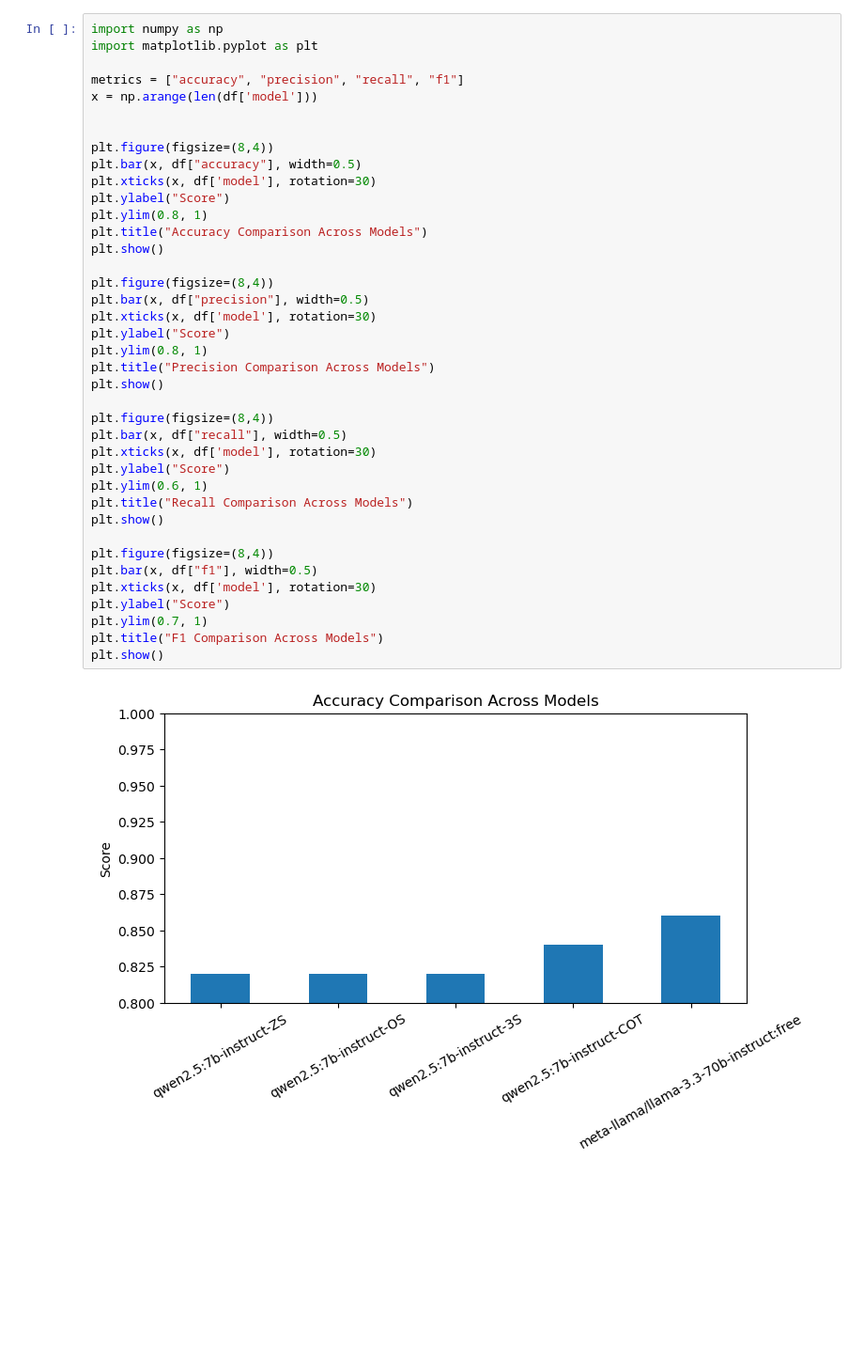
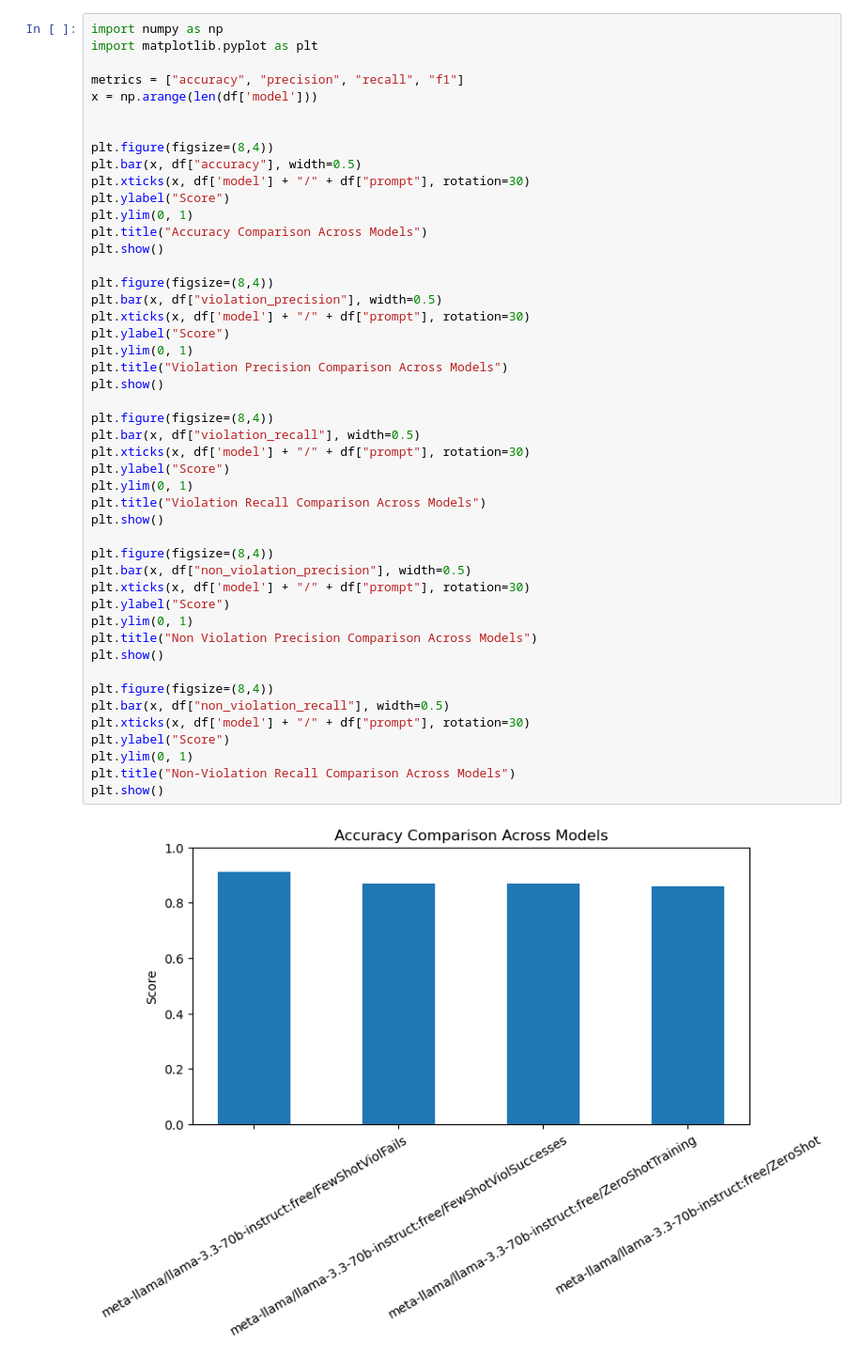
Before and after one commit to YashveerP/Bridging-Norms, a Jupyter notebook: predictLabel.ipynb, the cells around one changed output. Shown at 94% size. Drawn from its saved outputs; the diff is of its cells as text; blank space fills up the shorter version.

```diff
--- a/predictLabel.ipynb
+++ b/predictLabel.ipynb
@@ -31,41 +64,49 @@ df.head()
 # %%
 import numpy as np
 import matplotlib.pyplot as plt
 
 metrics = ["accuracy", "precision", "recall", "f1"]
 x = np.arange(len(df['model']))
 
 
 plt.figure(figsize=(8,4))
 plt.bar(x, df["accuracy"], width=0.5)
-plt.xticks(x, df['model'], rotation=30)
+plt.xticks(x, df['model'] + "/" + df["prompt"], rotation=30)
 plt.ylabel("Score")
-plt.ylim(0.8, 1)
+plt.ylim(0, 1)
 plt.title("Accuracy Comparison Across Models")
 plt.show()
 
 plt.figure(figsize=(8,4))
-plt.bar(x, df["precision"], width=0.5)
-plt.xticks(x, df['model'], rotation=30)
+plt.bar(x, df["violation_precision"], width=0.5)
+plt.xticks(x, df['model'] + "/" + df["prompt"], rotation=30)
 plt.ylabel("Score")
-plt.ylim(0.8, 1)
-plt.title("Precision Comparison Across Models")
+plt.ylim(0, 1)
+plt.title("Violation Precision Comparison Across Models")
 plt.show()
 
 plt.figure(figsize=(8,4))
-plt.bar(x, df["recall"], width=0.5)
-plt.xticks(x, df['model'], rotation=30)
+plt.bar(x, df["violation_recall"], width=0.5)
+plt.xticks(x, df['model'] + "/" + df["prompt"], rotation=30)
 plt.ylabel("Score")
-plt.ylim(0.6, 1)
-plt.title("Recall Comparison Across Models")
+plt.ylim(0, 1)
+plt.title("Violation Recall Comparison Across Models")
 plt.show()
 
 plt.figure(figsize=(8,4))
-plt.bar(x, df["f1"], width=0.5)
-plt.xticks(x, df['model'], rotation=30)
+plt.bar(x, df["non_violation_precision"], width=0.5)
+plt.xticks(x, df['model'] + "/" + df["prompt"], rotation=30)
 plt.ylabel("Score")
-plt.ylim(0.7, 1)
-plt.title("F1 Comparison Across Models")
+plt.ylim(0, 1)
+plt.title("Non Violation Precision Comparison Across Models")
 plt.show()
+
+plt.figure(figsize=(8,4))
+plt.bar(x, df["non_violation_recall"], width=0.5)
+plt.xticks(x, df['model'] + "/" + df["prompt"], rotation=30)
+plt.ylabel("Score")
+plt.ylim(0, 1)
+plt.title("Non-Violation Recall Comparison Across Models")
+plt.show()
 # %% [output]
-[figure, old version]
+[figure, new version]
```
Also changed, not shown: parts of 2 cells of this notebook, 13 other files.
